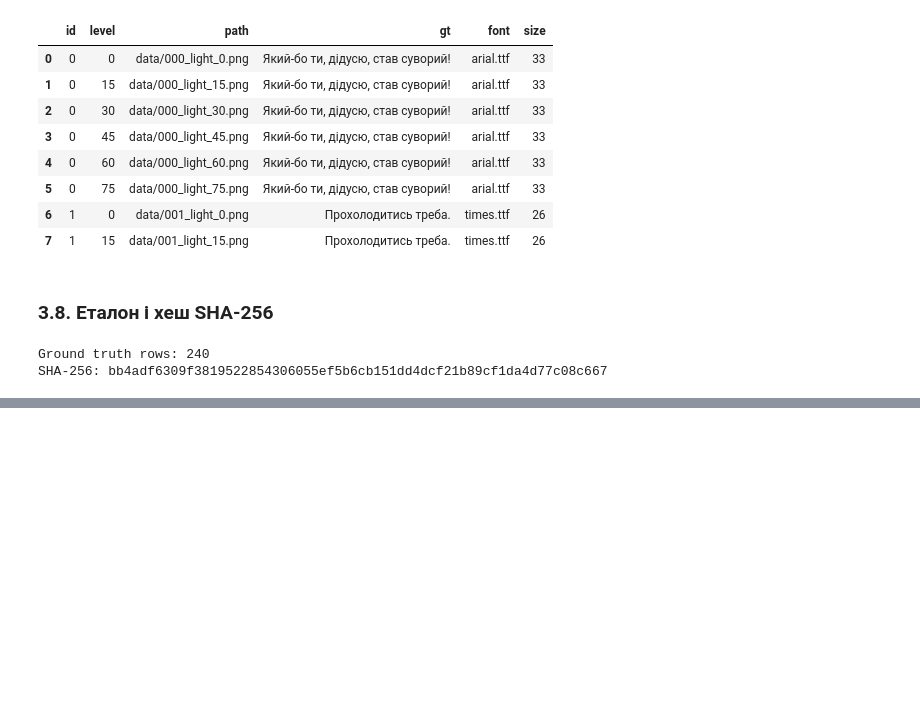
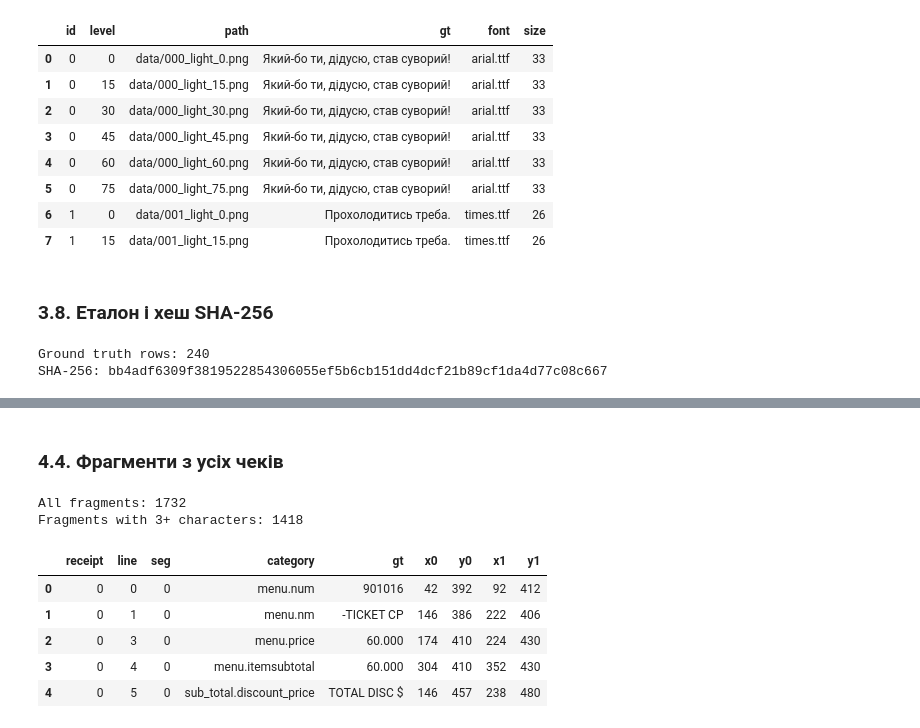
Before and after one commit to TanyaTverdun/AI_lab3_text_recognition, a Jupyter notebook: lab3.ipynb, the cells around one changed output, grey strips where cells are left out. Saved outputs shown, nothing was run; the diff lists cells and outputs as text; code cells hidden in the pictures; blank space fills up the shorter version.

```diff
--- a/lab3.ipynb
+++ b/lab3.ipynb
@@ -263,0 +332,24 @@ SHA-256: bb4adf6309f3819522854306055ef5b6cb151dd4dcf21b89cf1da4d77c08c667
+# %%
+def word_box(word):
+    q = word["quad"]
+    xs = [q["x1"], q["x2"], q["x3"], q["x4"]]
+    ys = [q["y1"], q["y2"], q["y3"], q["y4"]]
+    return min(xs), min(ys), max(xs), max(ys)
+
+def split_line(line):
+    words = sorted(line["words"], key=lambda w: (w["row_id"], word_box(w)[0]))
+    segments = []
+    for w in words:
+        if segments:
+            prev = segments[-1][-1]
+            x0, y0, x1, y1 = word_box(prev)
+            gap = word_box(w)[0] - x1
+            if w["row_id"] == prev["row_id"] and gap < (y1 - y0):
+                segments[-1].append(w)
+                continue
+        segments.append([w])
+    return segments
+
+for j, line in enumerate(gt["valid_line"]):
+    parts = [" ".join(w["text"] for w in seg) for seg in split_line(line)]
+    print(j, parts)
@@ -263,0 +368,32 @@ SHA-256: bb4adf6309f3819522854306055ef5b6cb151dd4dcf21b89cf1da4d77c08c667
+# %% [markdown]
+### 4.4. Фрагменти з усіх чеків
+# %%
+fragments = []
+for r, gt_json in enumerate(cord["ground_truth"]):
+    receipt_gt = json.loads(gt_json)
+    for j, line in enumerate(receipt_gt["valid_line"]):
+        for k, seg in enumerate(split_line(line)):
+            boxes = [word_box(w) for w in seg]
+            fragments.append({
+                "receipt": r, "line": j, "seg": k,
+                "category": line["category"],
+                "gt": " ".join(w["text"] for w in seg),
+                "x0": min(b[0] for b in boxes), "y0": min(b[1] for b in boxes),
+                "x1": max(b[2] for b in boxes), "y1": max(b[3] for b in boxes),
+            })
+
+frags = pd.DataFrame(fragments)
+print("All fragments:", len(frags))
+
+frags = frags[frags["gt"].str.len() >= 3].reset_index(drop=True)
+print("Fragments with 3+ characters:", len(frags))
+frags.head()
+# %% [output]
+All fragments: 1732
+Fragments with 3+ characters: 1418
+|  | receipt | line | seg | category | gt | x0 | y0 | x1 | y1 |
+| 0 | 0 | 0 | 0 | menu.num | 901016 | 42 | 392 | 92 | 412 |
+| 1 | 0 | 1 | 0 | menu.nm | -TICKET CP | 146 | 386 | 222 | 406 |
+| 2 | 0 | 3 | 0 | menu.price | 60.000 | 174 | 410 | 224 | 430 |
+| 3 | 0 | 4 | 0 | menu.itemsubtotal | 60.000 | 304 | 410 | 352 | 430 |
+| 4 | 0 | 5 | 0 | sub_total.discount_price | TOTAL DISC $ | 146 | 457 | 238 | 480 |
```
Also changed, not shown: parts of 12 cells of this notebook.
